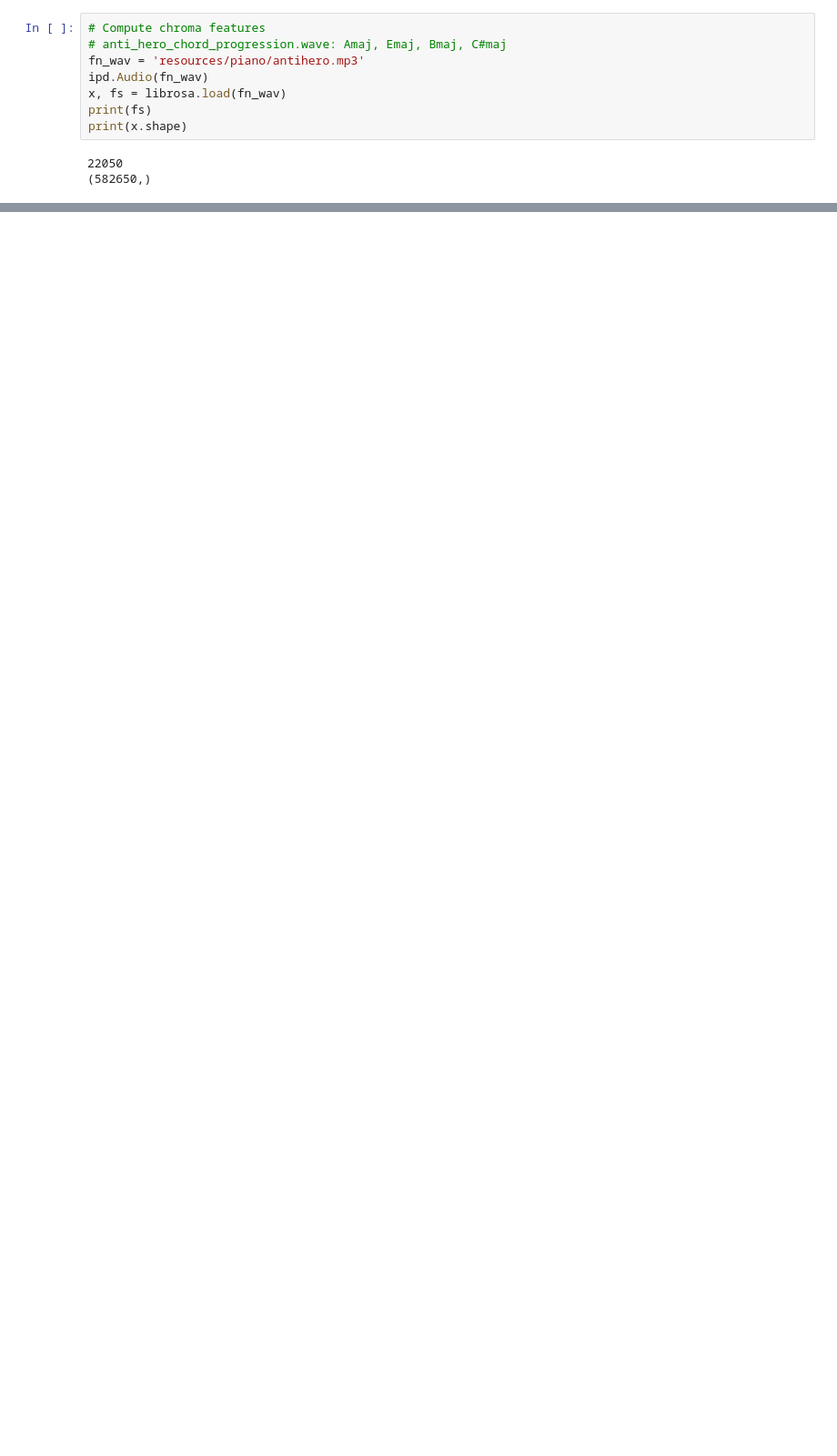
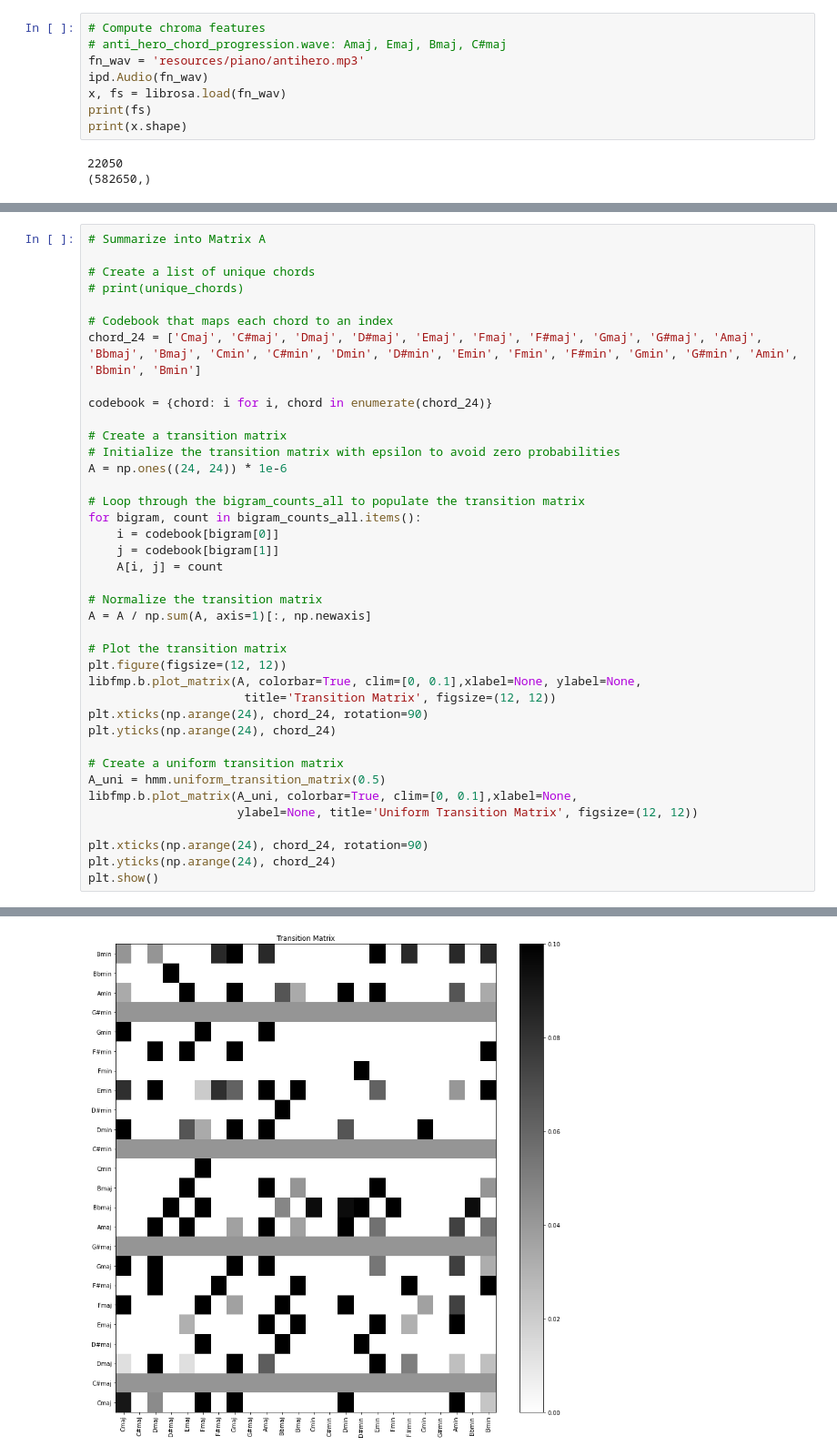
Before and after one commit to Kiro-V/Chord-Recognition, a Jupyter notebook: chord-recognition.ipynb, the cells around one changed output, grey strips where cells are left out. Shown: that part at 91% size. Cells and saved outputs as stored; diff of their text form; blank space fills up the shorter version.

```diff
--- a/chord-recognition.ipynb
+++ b/chord-recognition.ipynb
@@ -318,0 +161,40 @@ plt.tight_layout()
+# %%
+# Summarize into Matrix A
+
+# Create a list of unique chords
+# print(unique_chords)
+
+# Codebook that maps each chord to an index
+chord_24 = ['Cmaj', 'C#maj', 'Dmaj', 'D#maj', 'Emaj', 'Fmaj', 'F#maj', 'Gmaj', 'G#maj', 'Amaj', 'Bbmaj', 'Bmaj', 'Cmin', 'C#min', 'Dmin', 'D#min', 'Emin', 'Fmin', 'F#min', 'Gmin', 'G#min', 'Amin', 'Bbmin', 'Bmin']
+
+codebook = {chord: i for i, chord in enumerate(chord_24)}
+
+# Create a transition matrix
+# Initialize the transition matrix with epsilon to avoid zero probabilities
+A = np.ones((24, 24)) * 1e-6
+
+# Loop through the bigram_counts_all to populate the transition matrix
+for bigram, count in bigram_counts_all.items():
+    i = codebook[bigram[0]]
+    j = codebook[bigram[1]]
+    A[i, j] = count
+
+# Normalize the transition matrix
+A = A / np.sum(A, axis=1)[:, np.newaxis]
+
+# Plot the transition matrix
+plt.figure(figsize=(12, 12))
+libfmp.b.plot_matrix(A, colorbar=True, clim=[0, 0.1],xlabel=None, ylabel=None,
+                      title='Transition Matrix', figsize=(12, 12))
+plt.xticks(np.arange(24), chord_24, rotation=90)
+plt.yticks(np.arange(24), chord_24)
+
+# Create a uniform transition matrix
+A_uni = hmm.uniform_transition_matrix(0.5)
+libfmp.b.plot_matrix(A_uni, colorbar=True, clim=[0, 0.1],xlabel=None,
+                     ylabel=None, title='Uniform Transition Matrix', figsize=(12, 12))
+
+plt.xticks(np.arange(24), chord_24, rotation=90)
+plt.yticks(np.arange(24), chord_24)
+plt.show()
+# %% [output]
@@ -318,0 +202 @@ plt.tight_layout()
+[figure, added]
```
Also changed, not shown: parts of 13 cells of this notebook.
